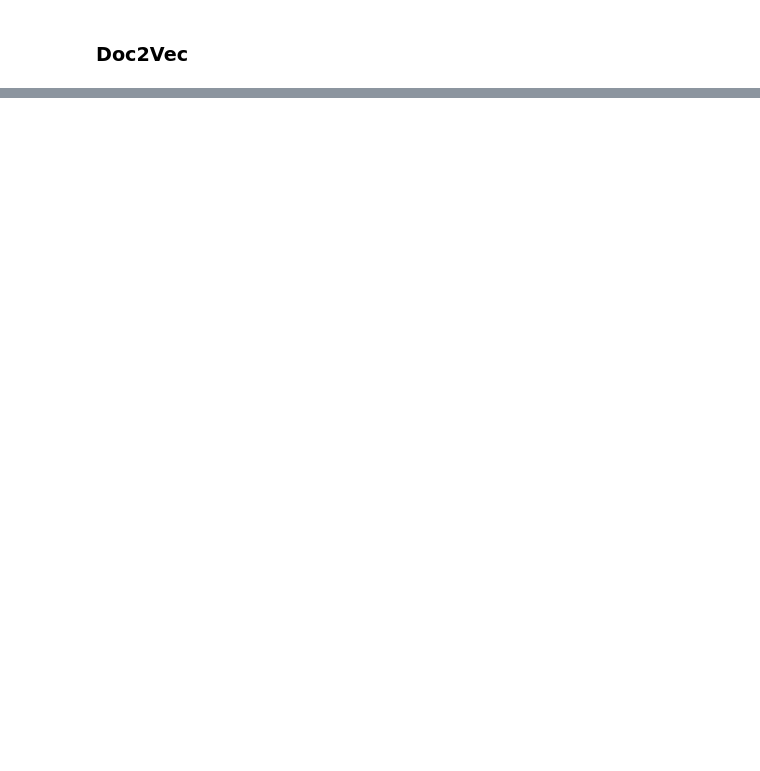
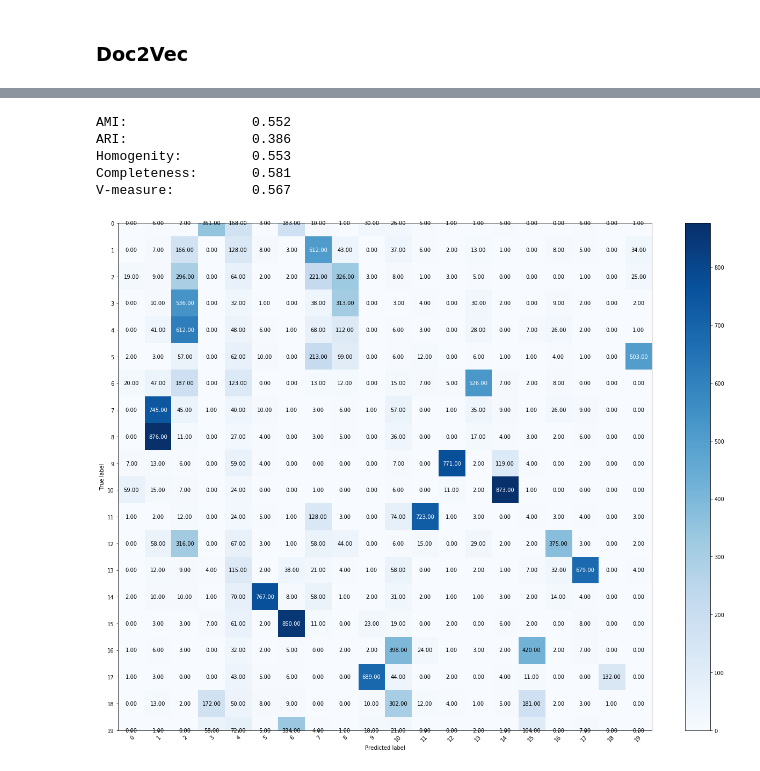
Before and after one commit to Goopard/DS-Homeworks, a Jupyter notebook: HW6.ipynb, the cells around one changed output, grey strips where cells are left out. Drawn from its saved outputs; the diff is of its cells as text; code cells hidden in the pictures; blank space fills up the shorter version.

Commit message:
finished grids, agglomerative clustering

```diff
--- a/HW6.ipynb
+++ b/HW6.ipynb
@@ -403,7 +414,7 @@ class Doc2VecTransformer:
         self.params.update(kwargs)
 
     def transform(self, X):
-        doc_vectors = [doc2vec.docvecs[i] for i in range(len(tokenized_texts))]
+        doc_vectors = [self.doc2vec.docvecs[i] for i in range(len(tokenized_texts))]
         return np.array([list(item) for item in doc_vectors])
 
     def fit(self, X, *args, **kwargs):
@@ -419,7 +430,7 @@ doc2vec_pipe = Pipeline([
 grid = {
     'dv__vector_size': [50, 100, 150],
     'dv__window': [10, 20, 30],
-    'dv__dm': [0, 1],
+    'dv__dm': [0],
     'dv__epochs': [20, 30, 40]
 }
 
@@ -431,0 +471,12 @@ plot_contingency_matrix(all_documents['group'], all_documents['cluster'])
+# %%
+doc2wec = Doc2VecTransformer(vector_size=50, window=30, epochs=40, dm=0)
+doc2wec.fit(tokenized_texts)
+documents = doc2wec.transform(tokenized_texts)
+# %%
+grid = {
+    'affinity': ['euclidean', 'l1', 'l2', 'manhattan', 'cosine'],
+    'linkage': ['ward', 'complete', 'average', 'single']
+}
+
+best_model = grid_search(documents, all_documents['group'], AgglomerativeClustering(n_clusters=20), grid)
+all_documents['cluster'] = best_model.fit_predict(documents)
@@ -431,0 +501,12 @@ plot_contingency_matrix(all_documents['group'], all_documents['cluster'])
+# %%
+hcv_report(all_documents['group'], all_documents['cluster'])
+# %% [output]
+AMI:                0.552
+ARI:                0.386
+Homogenity:         0.553
+Completeness:       0.581
+V-measure:          0.567
+# %%
+plot_contingency_matrix(all_documents['group'], all_documents['cluster'])
+# %% [output]
+[figure, added]
```
Also changed, not shown: parts of 10 cells of this notebook.
